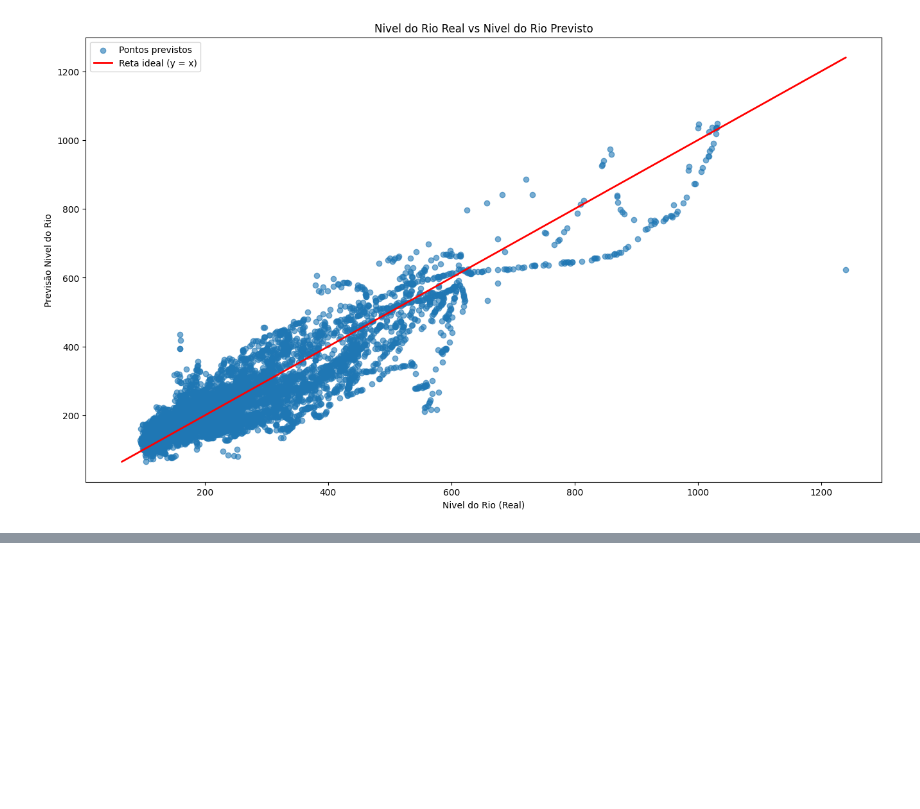
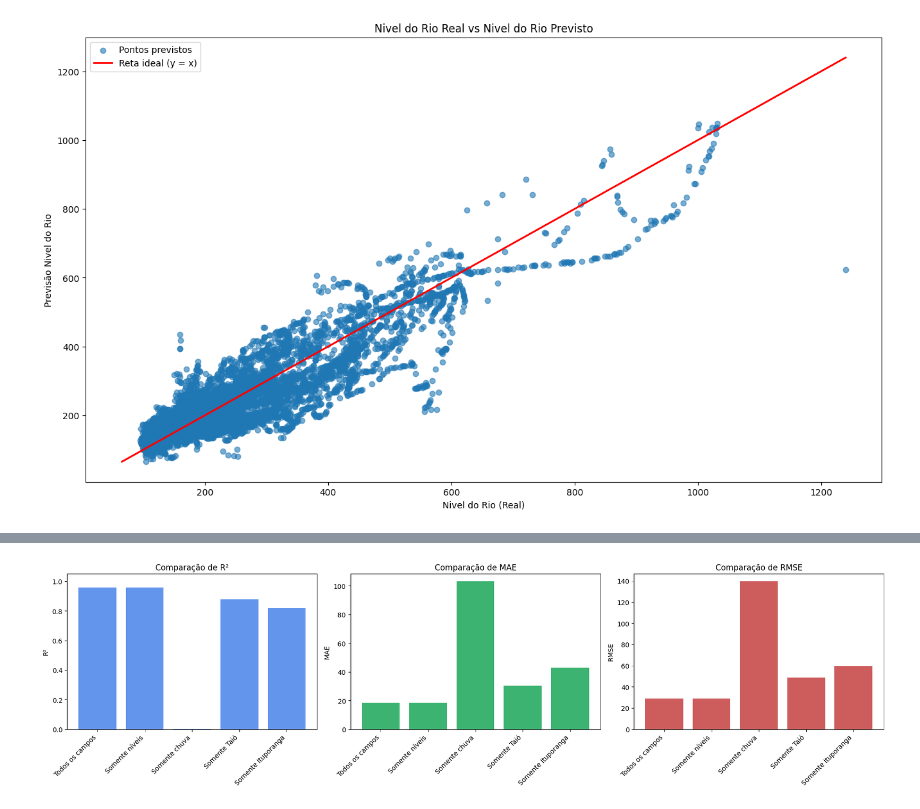
Before and after one commit to Pedro-IFC/RiverLevelForecastRSL, a Jupyter notebook: main.ipynb, the cells around one changed output, grey strips where cells are left out. Saved outputs shown, nothing was run; the diff lists cells and outputs as text; code cells hidden in the pictures; blank space fills up the shorter version.

```diff
--- a/main.ipynb
+++ b/main.ipynb
@@ -396,0 +416,46 @@ plt.show()
+# %%
+modelos = ['Todos os campos', 'Somente níveis', 'Somente chuva', 'Somente Taió', 'Somente Ituporanga']
+campos = [
+    ['NivelItuporanga', 'ChuvaItuporanaga', 'NivelTaio', 'ChuvaTaio'],
+    ['NivelItuporanga', 'NivelTaio'],
+    ['ChuvaItuporanaga', 'ChuvaTaio'],
+    ['NivelTaio', 'ChuvaTaio'],
+    ['NivelItuporanga', 'ChuvaItuporanaga']
+]
+r2_scores = [0.9571, 0.9567, 0.0011, 0.8789, 0.8194]
+maes = [18.30, 18.37, 103.03, 30.13, 42.76]
+rmses = [28.92, 29.06, 139.58, 48.61, 59.36]
+
+df_resultados = pd.DataFrame({
+    'Modelo': modelos,
+    'Campos utilizados': campos,
+    'R²': r2_scores,
+    'MAE': maes,
+    'RMSE': rmses
+})
+
+plt.figure(figsize=(18, 5))
+
+plt.subplot(1, 3, 1)
+plt.bar(modelos, r2_scores, color='cornflowerblue')
+plt.title('Comparação de R²')
+plt.ylabel('R²')
+plt.ylim(0, 1.05)
+plt.xticks(rotation=45, ha='right')
+
+plt.subplot(1, 3, 2)
+plt.bar(modelos, maes, color='mediumseagreen')
+plt.title('Comparação de MAE')
+plt.ylabel('MAE')
+plt.xticks(rotation=45, ha='right')
+
+plt.subplot(1, 3, 3)
+plt.bar(modelos, rmses, color='indianred')
+plt.title('Comparação de RMSE')
+plt.ylabel('RMSE')
+plt.xticks(rotation=45, ha='right')
+
+plt.tight_layout()
+plt.show()
+# %% [output]
+[figure, added]
```
Also changed, not shown: parts of 5 cells of this notebook, 6 other files.
